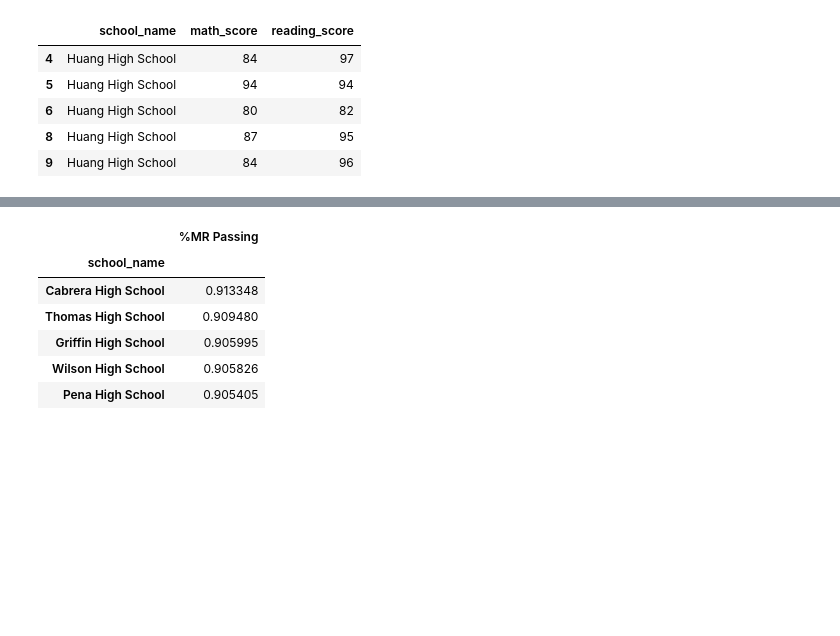
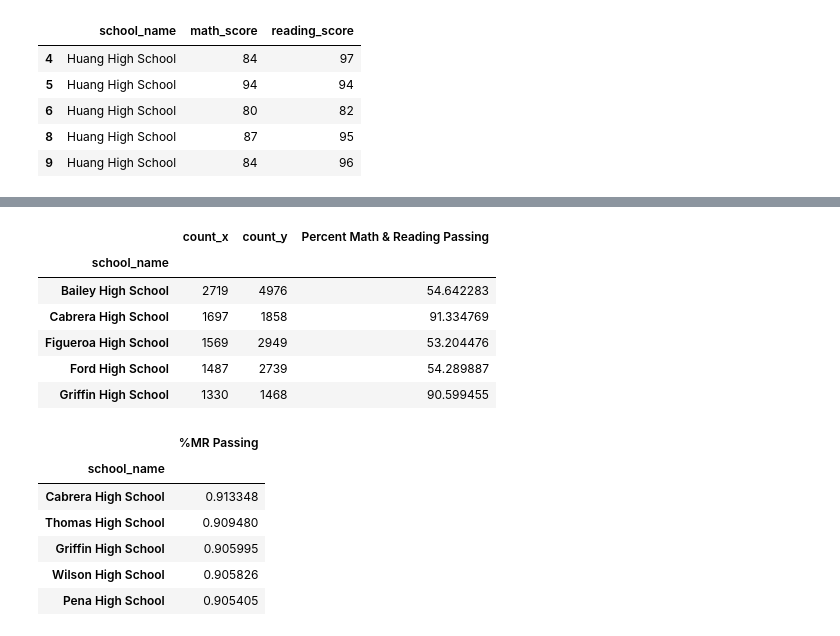
Before and after one commit to Y1U9M9A4I/pandas-challenge, a Jupyter notebook: Challenge4/Starter_Code/PyCitySchools/Resources/Challenge4.ipynb, the cells around one changed output, grey strips where cells are left out. Drawn from its saved outputs; the diff is of its cells as text; code cells hidden in the pictures; blank space fills up the shorter version.

```diff
--- a/Challenge4/Starter_Code/PyCitySchools/Resources/Challenge4.ipynb
+++ b/Challenge4/Starter_Code/PyCitySchools/Resources/Challenge4.ipynb
@@ -381,0 +345,3 @@ mrpassing_perc
+# %%
+mrunique = mrpass_combo.groupby(['school_name'])['school_name'].value_counts()
+mrunique
@@ -382,3 +366,15 @@ mrpassing_perc
+# %%
+mrunique_comb = pd.merge(mrunique, total_student_count, how="left", on=["school_name"])
+mrunique_comb['Percent Math & Reading Passing'] = mrunique_comb['count_x'] / mrunique_comb['count_y'] *100
+mrunique_comb.head()
+# %% [output]
+|  | count_x | count_y | Percent Math & Reading Passing |
+| school_name |  |  |  |
+| Bailey High School | 2719 | 4976 | 54.642283 |
+| Cabrera High School | 1697 | 1858 | 91.334769 |
+| Figueroa High School | 1569 | 2949 | 53.204476 |
+| Ford High School | 1487 | 2739 | 54.289887 |
+| Griffin High School | 1330 | 1468 | 90.599455 |
 # %%
 best_performing = mrpassing_perc.sort_values(["%MR Passing"], ascending= False)
 top_schools = best_performing.drop(columns=['count_x', 'count_y'])
```
Also changed, not shown: parts of 3 cells of this notebook.
